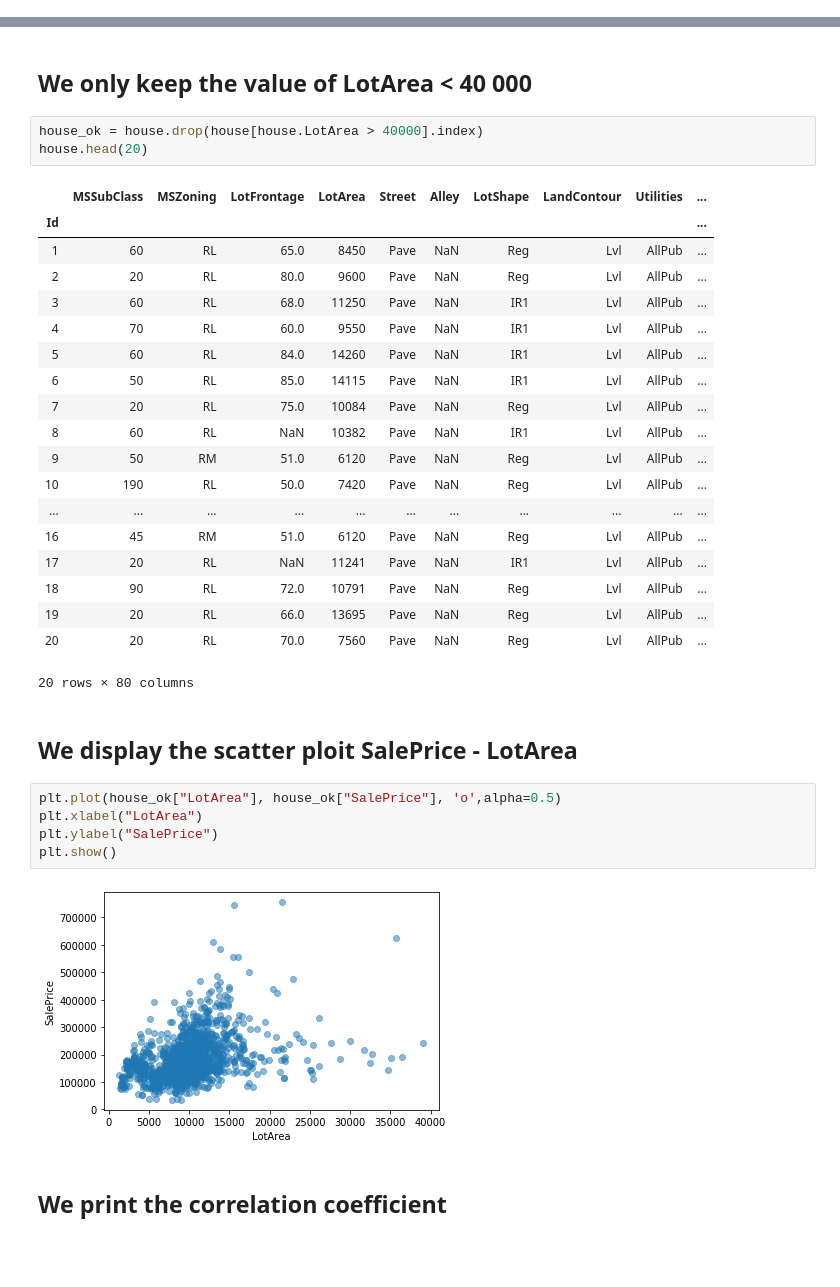
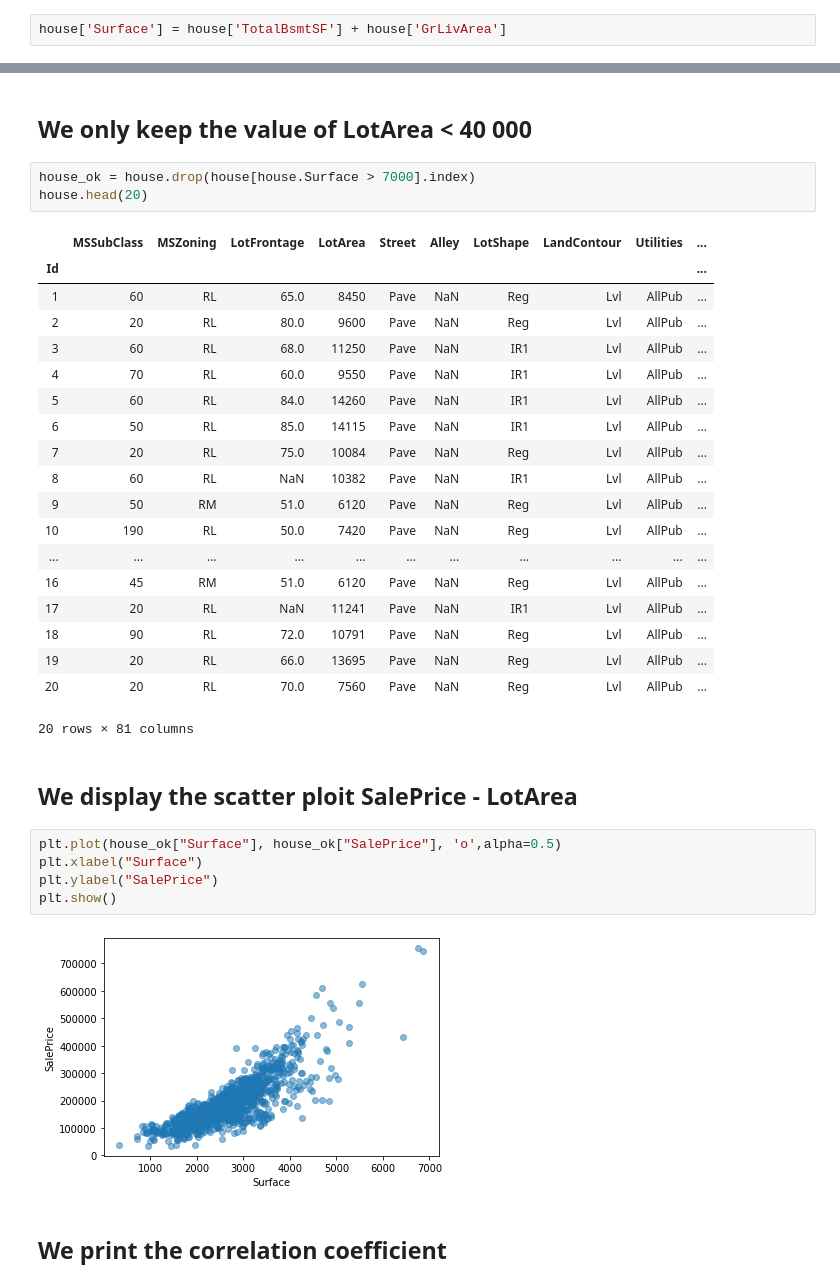
Before and after one commit to Simplon-IA-Bdx-1/house-prices-maud-baptiste, a Jupyter notebook: linear_regression_house_data.ipynb, the cells around one changed output, grey strips where cells are left out. Drawn from its saved outputs; the diff is of its cells as text; blank space fills up the shorter version.

```diff
--- a/linear_regression_house_data.ipynb
+++ b/linear_regression_house_data.ipynb
@@ -29,4 +29,6 @@ house.head(10)
 | 9 | 50 | RM | 51.0 | 6120 | Pave | NaN | Reg | Lvl | AllPub | ... |
 | 10 | 190 | RL | 50.0 | 7420 | Pave | NaN | Reg | Lvl | AllPub | ... |
 10 rows × 80 columns
+# %%
+house['Surface'] = house['TotalBsmtSF'] + house['GrLivArea']
 # %%
@@ -39,7 +41,7 @@ plt.show()
 # %% [markdown]
 ## We only keep the value of LotArea < 40 000
 # %%
-house_ok = house.drop(house[house.LotArea > 40000].index)
+house_ok = house.drop(house[house.Surface > 7000].index)
 house.head(20)
 # %% [output]
 |  | MSSubClass | MSZoning | LotFrontage | LotArea | Street | Alley | LotShape | LandContour | Utilities | ... |
@@ -60,16 +62,16 @@ house.head(20)
 | 18 | 90 | RL | 72.0 | 10791 | Pave | NaN | Reg | Lvl | AllPub | ... |
 | 19 | 20 | RL | 66.0 | 13695 | Pave | NaN | Reg | Lvl | AllPub | ... |
 | 20 | 20 | RL | 70.0 | 7560 | Pave | NaN | Reg | Lvl | AllPub | ... |
-20 rows × 80 columns
+20 rows × 81 columns
 # %% [markdown]
 ## We display the scatter ploit SalePrice - LotArea
 # %%
-plt.plot(house_ok["LotArea"], house_ok["SalePrice"], 'o',alpha=0.5)
-plt.xlabel("LotArea")
+plt.plot(house_ok["Surface"], house_ok["SalePrice"], 'o',alpha=0.5)
+plt.xlabel("Surface")
 plt.ylabel("SalePrice")
 plt.show()
 # %% [output]
-[figure, old version]
+[figure, new version]
 # %% [markdown]
 ## We print the correlation coefficient
 # %%
```
Also changed, not shown: parts of 6 cells of this notebook.
